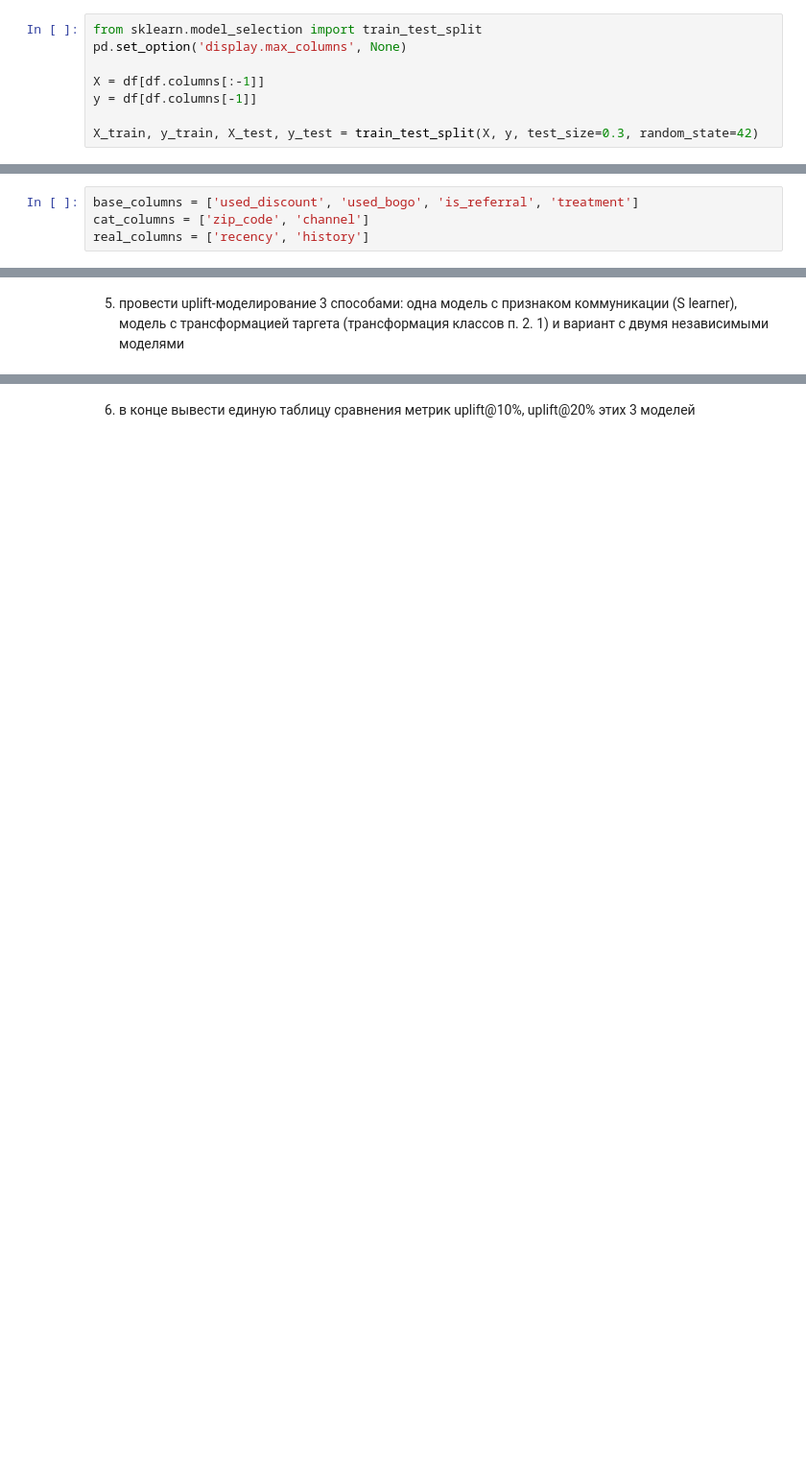
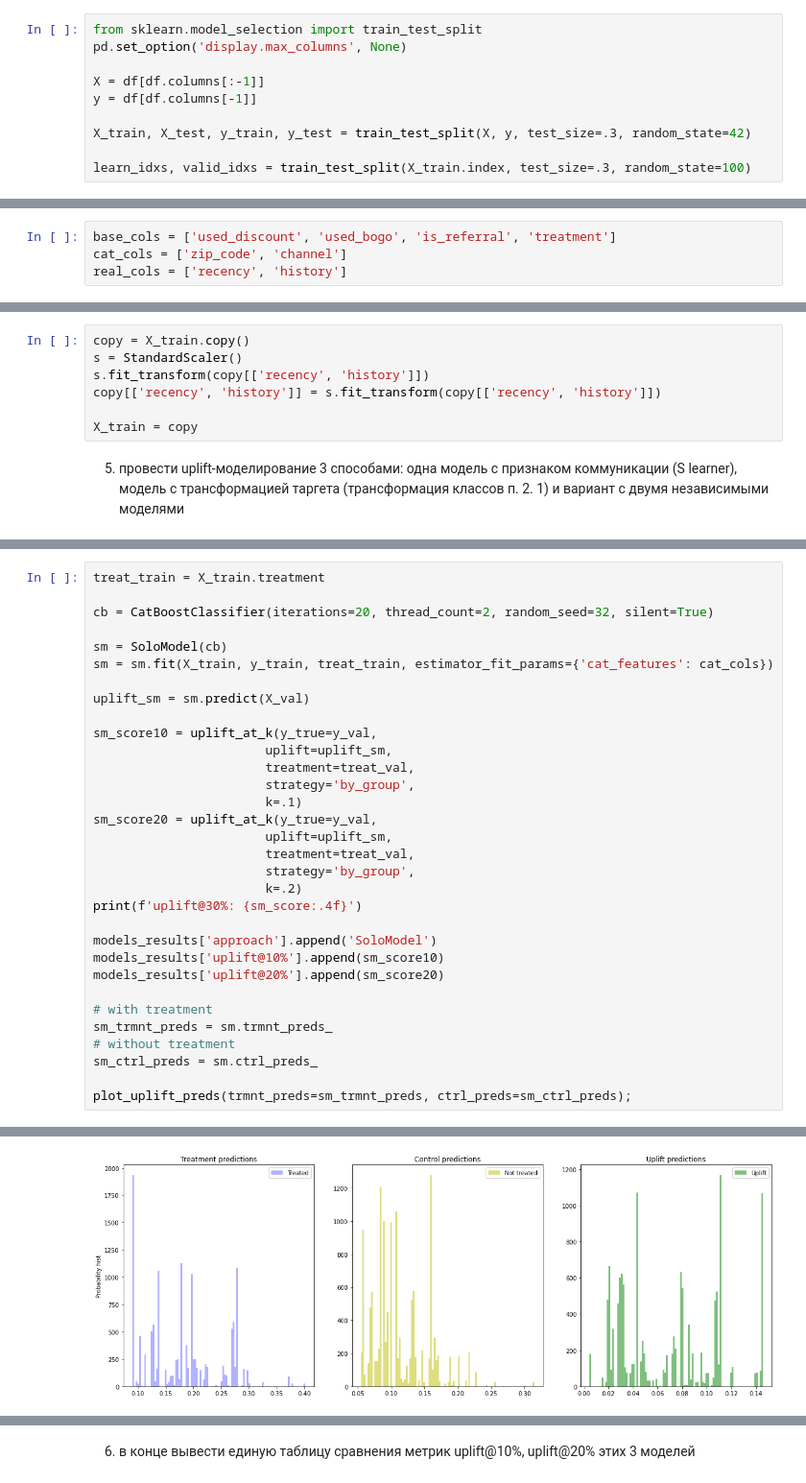
Before and after one commit to Krivosheenkova/machine-learning-for-business, a Jupyter notebook: 4_uplift/4.ipynb, the cells around one changed output, grey strips where cells are left out. Shown at 96% size. Cells and saved outputs as stored; diff of their text form; blank space fills up the shorter version.

```diff
--- a/4_uplift/4.ipynb
+++ b/4_uplift/4.ipynb
@@ -49,4 +66,6 @@ pd.set_option('display.max_columns', None)
 X = df[df.columns[:-1]]
 y = df[df.columns[-1]]
 
-X_train, y_train, X_test, y_test = train_test_split(X, y, test_size=0.3, random_state=42)
+X_train, X_test, y_train, y_test = train_test_split(X, y, test_size=.3, random_state=42)
+
+learn_idxs, valid_idxs = train_test_split(X_train.index, test_size=.3, random_state=100)
@@ -78,4 +119,4 @@ df
 # %%
-base_columns = ['used_discount', 'used_bogo', 'is_referral', 'treatment']
-cat_columns = ['zip_code', 'channel']
-real_columns = ['recency', 'history']
+base_cols = ['used_discount', 'used_bogo', 'is_referral', 'treatment']
+cat_cols = ['zip_code', 'channel']
+real_cols = ['recency', 'history']
@@ -99,2 +188,9 @@ TypeError: 'DataFrame' objects are mutable, thus they cannot be hashed
+# %%
+copy = X_train.copy()
+s = StandardScaler()
+s.fit_transform(copy[['recency', 'history']])
+copy[['recency', 'history']] = s.fit_transform(copy[['recency', 'history']])
+
+X_train = copy
 # %% [markdown]
 5. провести uplift-моделирование 3 способами: одна модель с признаком коммуникации (S learner), модель с трансформацией таргета (трансформация классов п. 2. 1) и вариант с двумя независимыми моделями
@@ -100,0 +205,33 @@ TypeError: 'DataFrame' objects are mutable, thus they cannot be hashed
+# %%
+treat_train = X_train.treatment
+
+cb = CatBoostClassifier(iterations=20, thread_count=2, random_seed=32, silent=True)
+
+sm = SoloModel(cb)
+sm = sm.fit(X_train, y_train, treat_train, estimator_fit_params={'cat_features': cat_cols})
+
+uplift_sm = sm.predict(X_val)
+
+sm_score10 = uplift_at_k(y_true=y_val,
+                       uplift=uplift_sm,
+                       treatment=treat_val,
+                       strategy='by_group',
+                       k=.1)
+sm_score20 = uplift_at_k(y_true=y_val,
+                       uplift=uplift_sm,
+                       treatment=treat_val,
+                       strategy='by_group',
+                       k=.2)
+print(f'uplift@30%: {sm_score:.4f}')
+
+models_results['approach'].append('SoloModel')
+models_results['uplift@10%'].append(sm_score10)
+models_results['uplift@20%'].append(sm_score20)
+
+# with treatment
+sm_trmnt_preds = sm.trmnt_preds_
+# without treatment
+sm_ctrl_preds = sm.ctrl_preds_
+
+plot_uplift_preds(trmnt_preds=sm_trmnt_preds, ctrl_preds=sm_ctrl_preds);
+# %% [output]
@@ -100,0 +239 @@ TypeError: 'DataFrame' objects are mutable, thus they cannot be hashed
+[figure, added]
```
Also changed, not shown: parts of 25 cells of this notebook, 4 other files.
